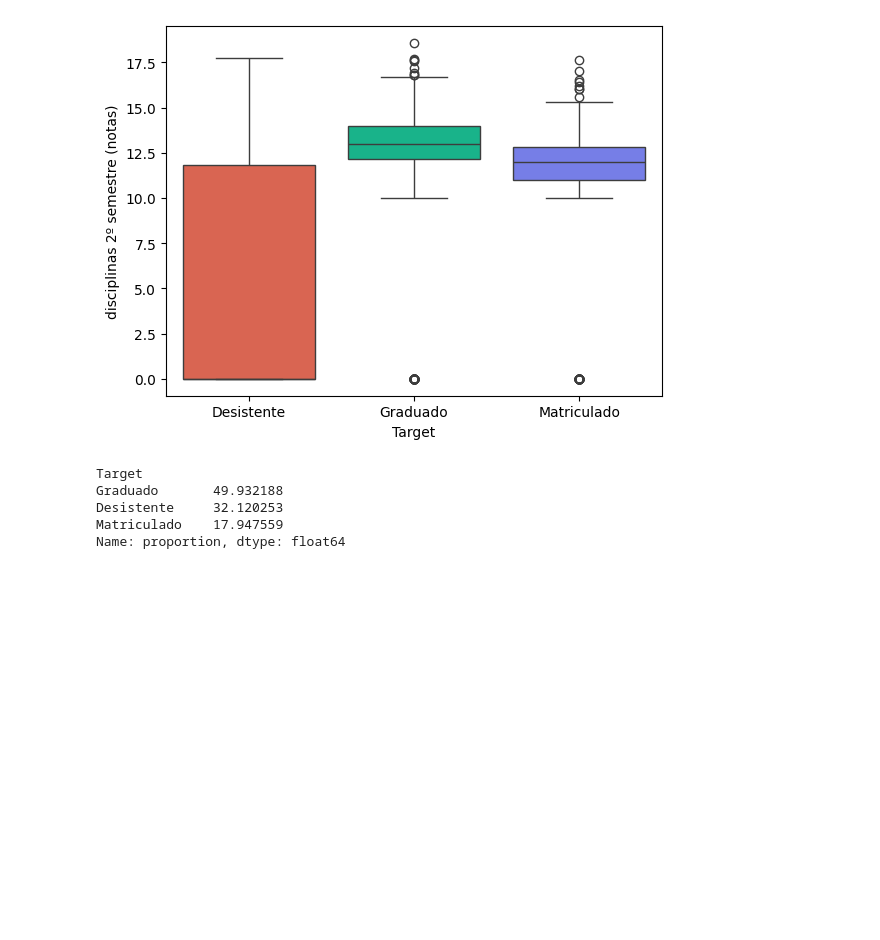
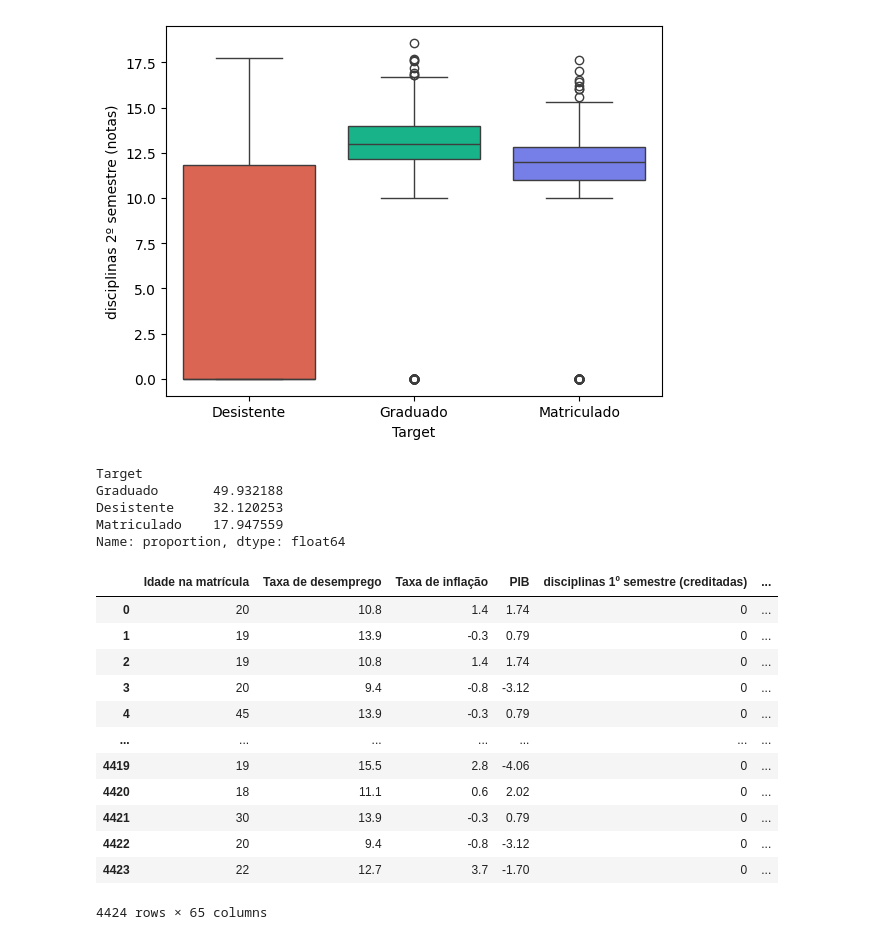
Before and after one commit to Vagnerkrg/class-dados-com-ml, a Jupyter notebook: multiclasse.ipynb, the cells around one changed output. Drawn from its saved outputs; the diff is of its cells as text; code cells hidden in the pictures; blank space fills up the shorter version.

```diff
--- a/multiclasse.ipynb
+++ b/multiclasse.ipynb
@@ -155,0 +180,33 @@ Name: proportion, dtype: float64
+# %%
+colunas_categoricas = ['Migração', 'Sexo','Estrangeiro', 'Necessidades educacionais especiais', 'Devedor',
+
+                     'Taxas de matrícula em dia', 'Bolsista', 'Período','Estado civil', 'Curso', 'Qualificação prévia']
+# %%
+# 1. Cria o codificador convertendo textos em 0 e 1. drop='if_binary' evita colunas repetidas para variáveis binárias.
+encoder = OneHotEncoder(drop='if_binary', sparse_output=False)
+
+# 2. Isola em uma tabela separada apenas as colunas de texto que precisam ser transformadas
+df_categorico = df[colunas_categoricas]
+
+# 3. O fit_transform faz o cálculo matemático (0 e 1) e o get_feature_names_out cria os novos nomes das colunas
+df_encoded = pd.DataFrame(encoder.fit_transform(df_categorico),
+                          columns=encoder.get_feature_names_out(colunas_categoricas))
+
+# 4. Remove as colunas de texto antigas do df original e cola as novas colunas de 0 e 1 lado a lado (axis=1)
+df_final = pd.concat([df.drop(colunas_categoricas, axis=1), df_encoded], axis=1)
+# %%
+df_final
+# %% [output]
+|  | Idade na matrícula | Taxa de desemprego | Taxa de inflação | PIB | disciplinas 1º semestre (creditadas) | ... |
+| 0 | 20 | 10.8 | 1.4 | 1.74 | 0 | ... |
+| 1 | 19 | 13.9 | -0.3 | 0.79 | 0 | ... |
+| 2 | 19 | 10.8 | 1.4 | 1.74 | 0 | ... |
+| 3 | 20 | 9.4 | -0.8 | -3.12 | 0 | ... |
+| 4 | 45 | 13.9 | -0.3 | 0.79 | 0 | ... |
+| ... | ... | ... | ... | ... | ... | ... |
+| 4419 | 19 | 15.5 | 2.8 | -4.06 | 0 | ... |
+| 4420 | 18 | 11.1 | 0.6 | 2.02 | 0 | ... |
+| 4421 | 30 | 13.9 | -0.3 | 0.79 | 0 | ... |
+| 4422 | 20 | 9.4 | -0.8 | -3.12 | 0 | ... |
+| 4423 | 22 | 12.7 | 3.7 | -1.70 | 0 | ... |
+4424 rows × 65 columns
```
Also changed, not shown: parts of 9 cells of this notebook.
